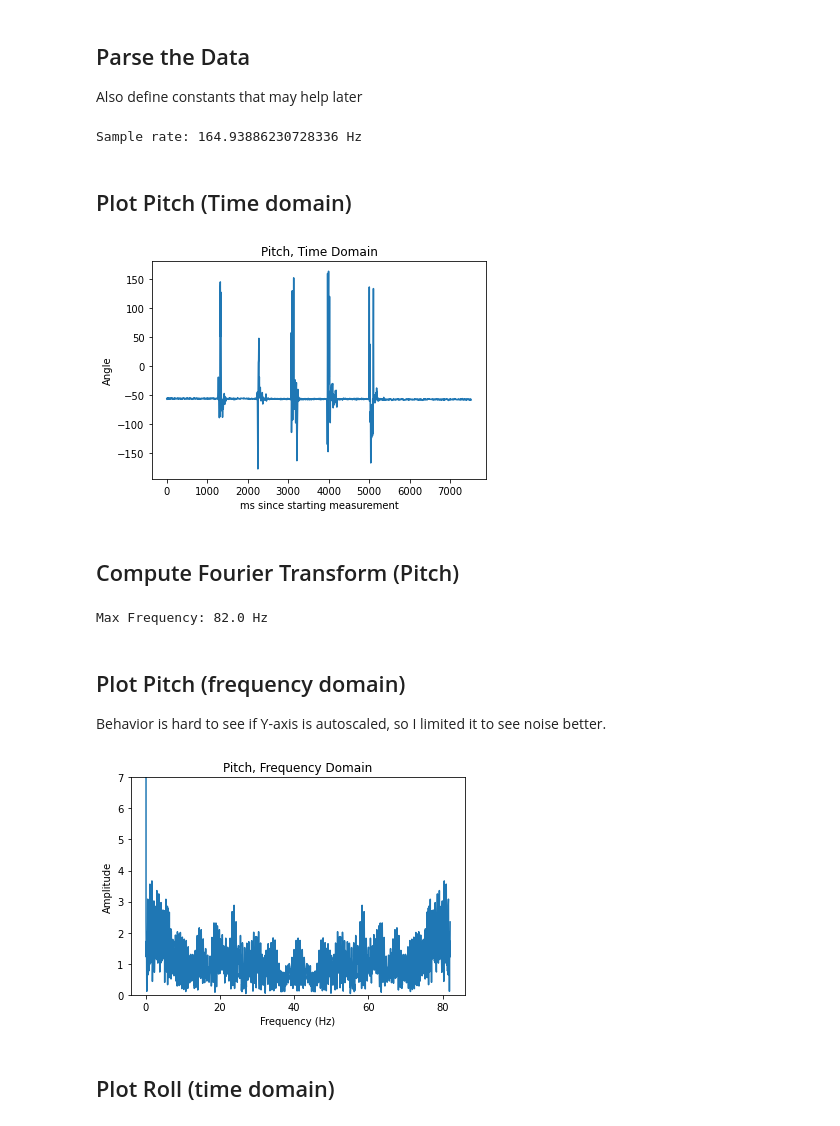
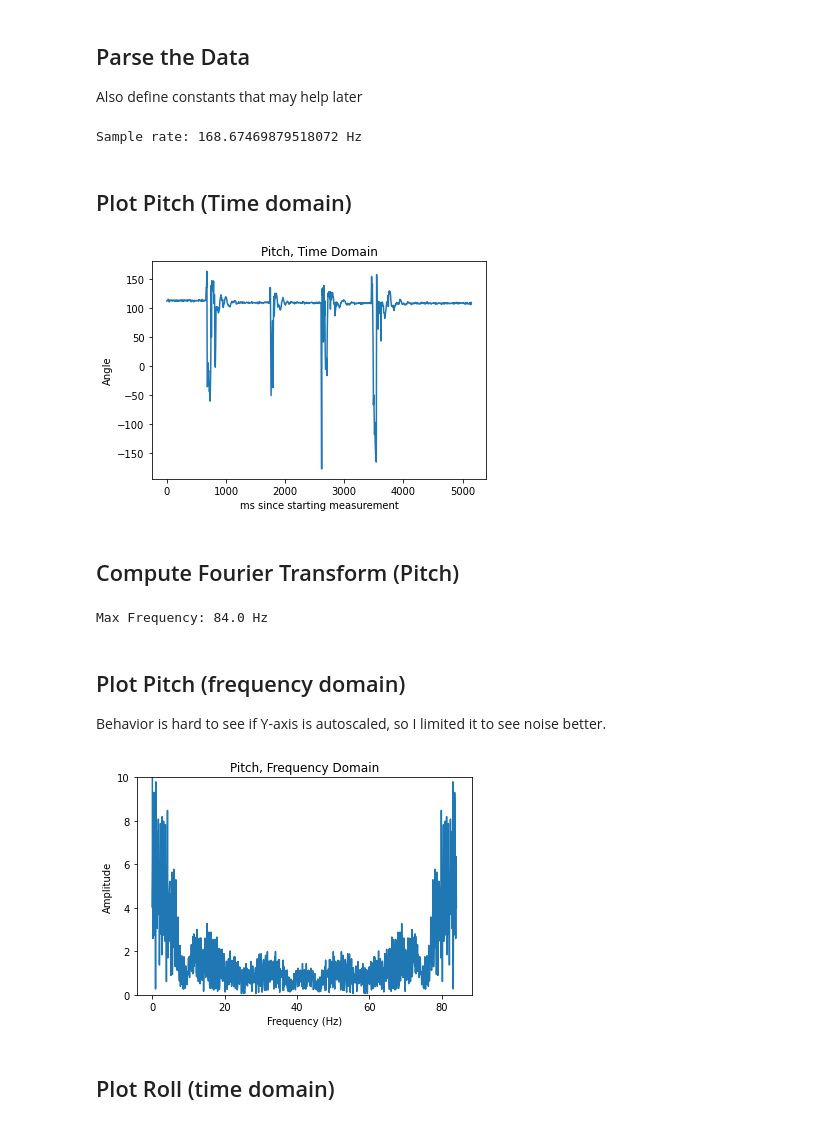
Before and after one commit to slawrence100/ece4960-fast-robots-code, a Jupyter notebook: lab03/fourier_transform.ipynb, the cells around one changed output. Drawn from its saved outputs; the diff is of its cells as text; code cells hidden in the pictures.

Commit message:
Add advanced pitch and roll graphs

```diff
--- a/lab03/fourier_transform.ipynb
+++ b/lab03/fourier_transform.ipynb
@@ -21,7 +21,7 @@ acc_roll = []
 
 # Capture the two numbers from each line
 regex = re.compile("^Time:(.*),AccPitch:(.*), AccRoll:(.*).*$")
-with open("screenshots/sensor-tap-angles.txt") as f:
+with open("screenshots/advanced-sensor-tap-angles-2.txt") as f:
   lines = f.readlines()
   for line in lines:
     matches = regex.match(line)
@@ -35,7 +35,7 @@ avg_time_per_sample = sum([t - s for s, t in zip(times, times[1:])]) / (N-1)
 sample_rate = 1000 / (avg_time_per_sample) # convert to Hz
 print(f"Sample rate: {sample_rate} Hz")
 # %% [output]
-Sample rate: 164.93886230728336 Hz
+Sample rate: 168.67469879518072 Hz
 # %% [markdown]
 ## Plot Pitch (Time domain)
 # %%
@@ -45,7 +45,7 @@ plt.xlabel("ms since starting measurement")
 plt.ylabel("Angle")
 plt.show()
 # %% [output]
-[figure, old version]
+[figure, new version]
 # %% [markdown]
 ## Compute Fourier Transform (Pitch)
 # %%
@@ -55,21 +55,21 @@ freq = np.linspace(0.0, max_freq, N)
 freq_pitch = fft(acc_pitch)
 y = 2/N * np.abs(freq_pitch[0:N])
 # %% [output]
-Max Frequency: 82.0 Hz
+Max Frequency: 84.0 Hz
 # %% [markdown]
 ## Plot Pitch (frequency domain)
 Behavior is hard to see if Y-axis is autoscaled, so I limited it to see noise better.
 # %%
 plt.plot(freq, y)
 plt.title("Pitch, Frequency Domain")
 plt.xlabel("Frequency (Hz)")
 plt.ylabel("Amplitude")
 ax = plt.gca()
 # ax.set_xlim([0,1])
-ax.set_ylim([0,7])
+ax.set_ylim([0,10])
 plt.show()
 # %% [output]
-[figure, old version]
+[figure, new version]
 # %% [markdown]
 ## Plot Roll (time domain)
 # %%
```
Also changed, not shown: parts of 3 cells of this notebook, 3 other files.
